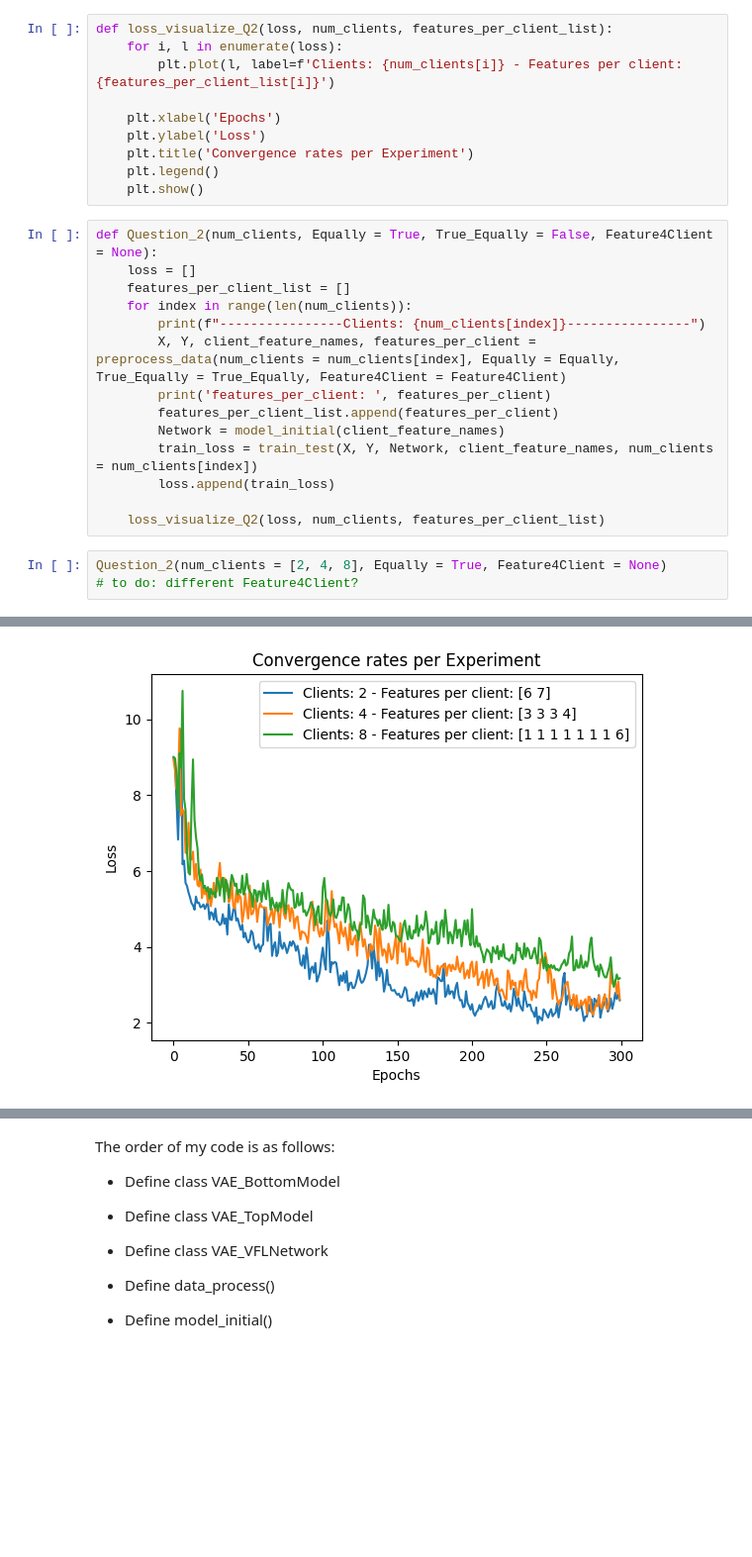
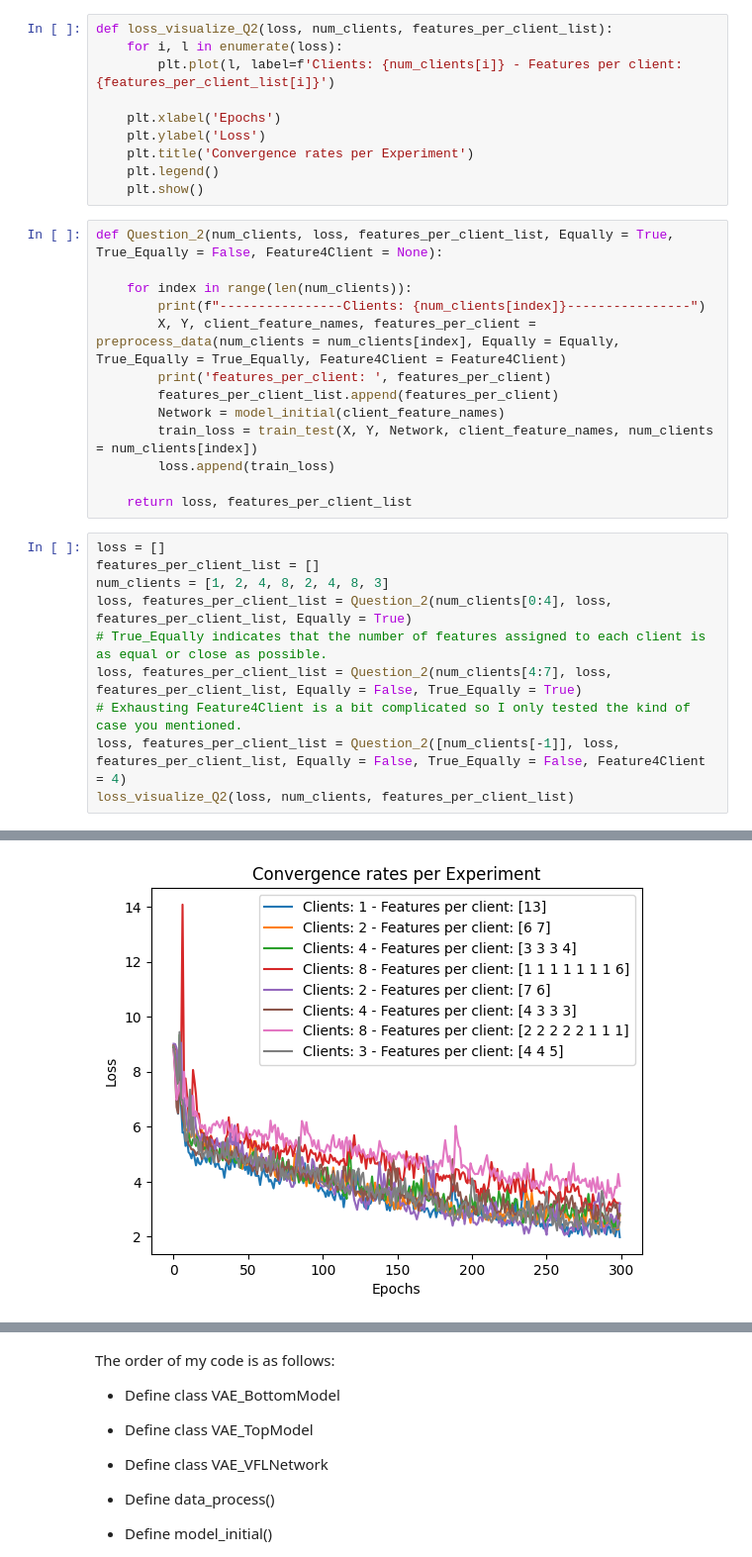
Before and after one commit to Sosekie/DDLS_Assignment, a Jupyter notebook: lab/Chenrui_hw-vfl.ipynb, the cells around one changed output, grey strips where cells are left out. Shown: that part at 99% size. Cells and saved outputs as stored; diff of their text form; blank space fills up the shorter version.

```diff
--- a/lab/Chenrui_hw-vfl.ipynb
+++ b/lab/Chenrui_hw-vfl.ipynb
@@ -268,9 +286,8 @@ def loss_visualize_Q2(loss, num_clients, features_per_client_list):
     plt.legend()
     plt.show()
 # %%
-def Question_2(num_clients, Equally = True, True_Equally = False, Feature4Client = None):
-    loss = []
-    features_per_client_list = []
+def Question_2(num_clients, loss, features_per_client_list, Equally = True, True_Equally = False, Feature4Client = None):
+
     for index in range(len(num_clients)):
         print(f"----------------Clients: {num_clients[index]}----------------")
         X, Y, client_feature_names, features_per_client = preprocess_data(num_clients = num_clients[index], Equally = Equally, True_Equally = True_Equally, Feature4Client = Feature4Client)
@@ -280,8 +297,15 @@ def Question_2(num_clients, Equally = True, True_Equally = False, Feature4Client
         train_loss = train_test(X, Y, Network, client_feature_names, num_clients = num_clients[index])
         loss.append(train_loss)
 
-    loss_visualize_Q2(loss, num_clients, features_per_client_list)
+    return loss, features_per_client_list
 # %%
-Question_2(num_clients = [2, 4, 8], Equally = True, Feature4Client = None)
-# to do: different Feature4Client?
+loss = []
+features_per_client_list = []
+num_clients = [1, 2, 4, 8, 2, 4, 8, 3]
+loss, features_per_client_list = Question_2(num_clients[0:4], loss, features_per_client_list, Equally = True)
+# True_Equally indicates that the number of features assigned to each client is as equal or close as possible.
+loss, features_per_client_list = Question_2(num_clients[4:7], loss, features_per_client_list, Equally = False, True_Equally = True)
+# Exhausting Feature4Client is a bit complicated so I only tested the kind of case you mentioned.
+loss, features_per_client_list = Question_2([num_clients[-1]], loss, features_per_client_list, Equally = False, True_Equally = False, Feature4Client = 4)
+loss_visualize_Q2(loss, num_clients, features_per_client_list)
 # %% [output]
@@ -306 +329 @@ Test accuracy: 87.25%
-[figure, old version]
+[figure, new version]
```
Also changed, not shown: parts of 9 cells of this notebook.
